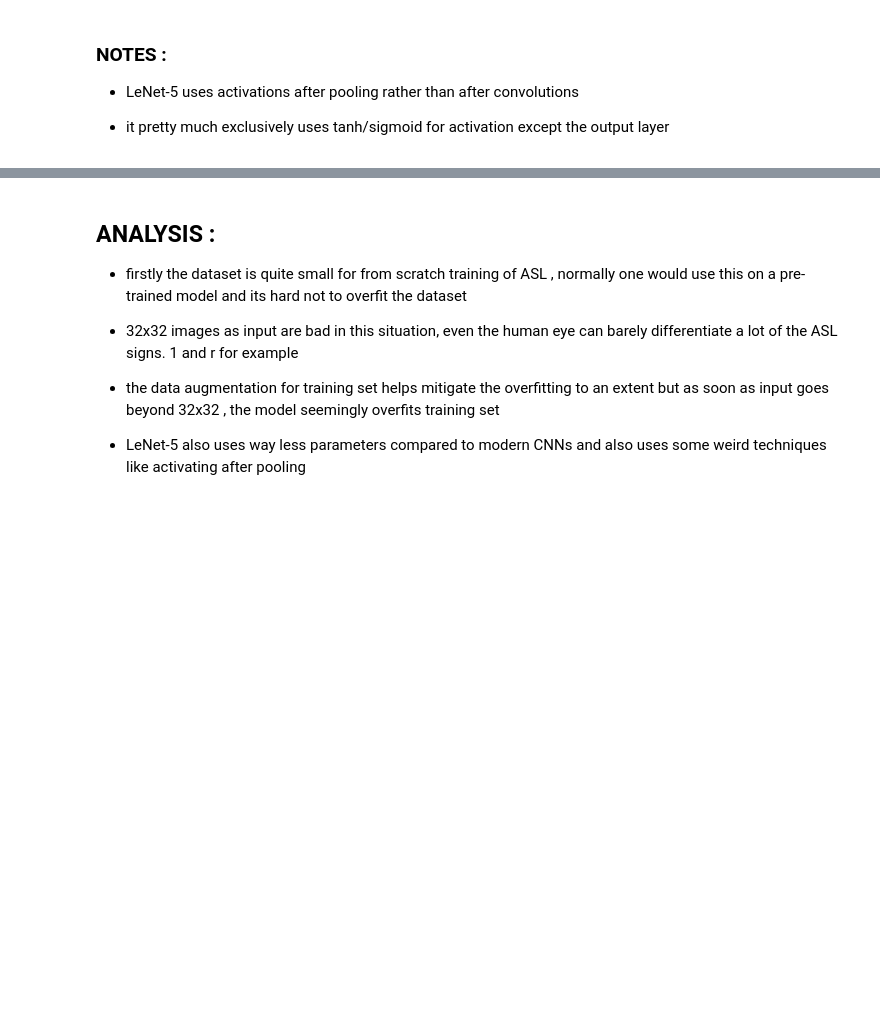
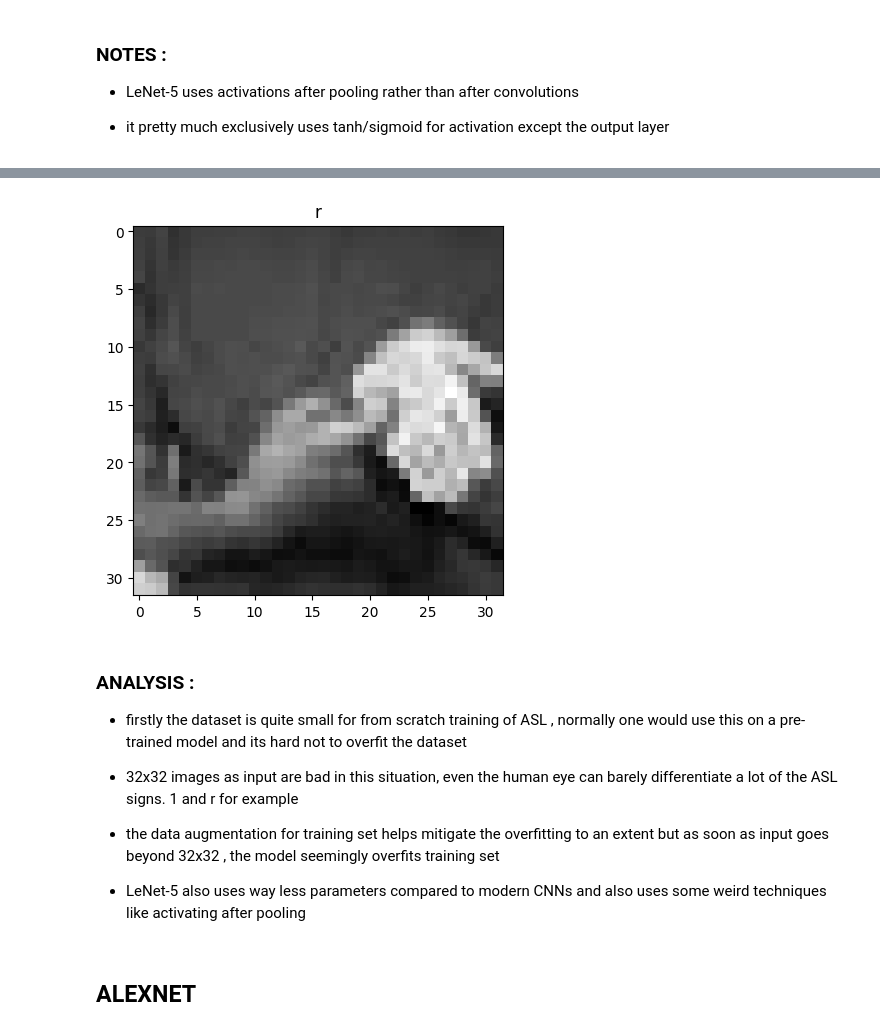
Before and after one commit to 0x-74/ASL-WEBCAM, a Jupyter notebook: main.ipynb, the cells around one changed output, grey strips where cells are left out. Drawn from its saved outputs; the diff is of its cells as text; code cells hidden in the pictures; blank space fills up the shorter version.

```diff
--- a/main.ipynb
+++ b/main.ipynb
@@ -208,0 +223,6 @@ test_loss, test_acc = model.evaluate(X_test,  y_test, verbose=2)
+# %%
+i=33
+plt.title(CATEGORIES[np.argmax(y_test[i])])
+plt.imshow(X_test[i],cmap='gray')
+print('model prediction :',CATEGORIES[np.argmax(model.predict(np.array(X_test[i]).reshape(-1,32,32,1)))])
+# %% [output]
@@ -208,0 +231 @@ test_loss, test_acc = model.evaluate(X_test,  y_test, verbose=2)
+[figure, added]
@@ -209,5 +234,5 @@ test_loss, test_acc = model.evaluate(X_test,  y_test, verbose=2)
 # %% [markdown]
-## ANALYSIS :
+### ANALYSIS :
 - firstly the dataset is quite small for from scratch training of ASL , normally one would use this on a pre-trained model and its hard not to overfit the dataset
 
 - 32x32 images as input are bad in this situation, even the human eye can barely differentiate a lot of the ASL signs. 1 and r for example
@@ -215,3 +240,5 @@ test_loss, test_acc = model.evaluate(X_test,  y_test, verbose=2)
 - the data augmentation for training set helps mitigate the overfitting to an extent but as soon as input goes beyond 32x32 , the model seemingly overfits training set
 
 - LeNet-5 also uses way less parameters compared to modern CNNs and also uses some weird techniques like activating after pooling
+# %% [markdown]
+## ALEXNET
```
Also changed, not shown: parts of 45 cells of this notebook, 4 other files.
